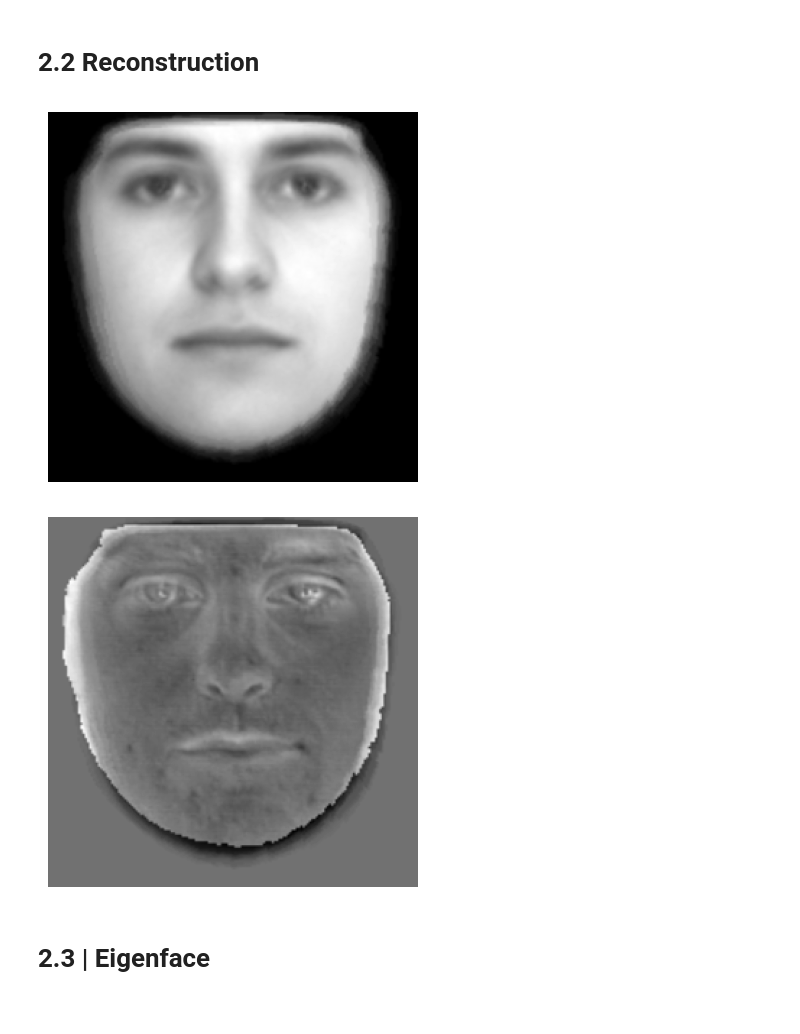
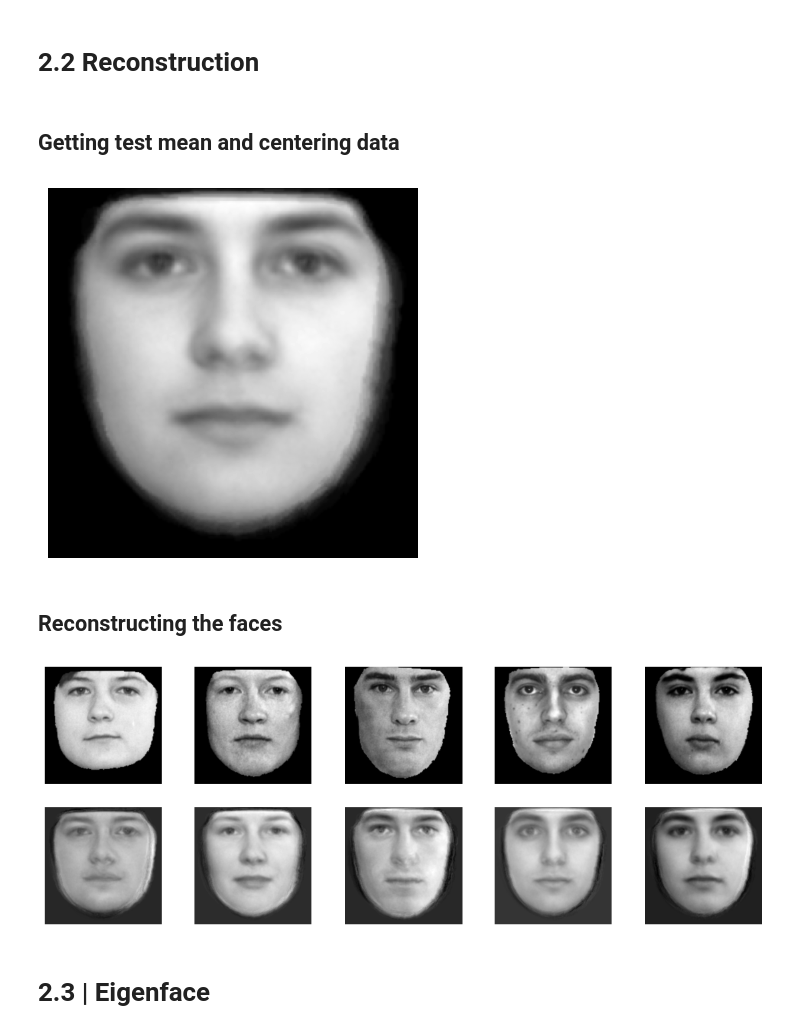
Before and after one commit to cormac-taylor/eigenfaces, a Jupyter notebook: hw2_problem2.ipynb, the cells around one changed output. Cells and saved outputs as stored; diff of their text form; code cells hidden in the pictures.

```diff
--- a/hw2_problem2.ipynb
+++ b/hw2_problem2.ipynb
@@ -134,5 +111,7 @@ for i in range(10):
 # %% [markdown]
 # 2.2 Reconstruction
+# %% [markdown]
+## Getting test mean and centering data
 # %%
 mean_X_test = np.mean(X_test, axis=0)
 
@@ -141,12 +120,25 @@ mpl.axis('off')
 mpl.show()
 
 centered_X_test = np.array([(x - mean_X_test) for x in X_test])
-
-mpl.imshow(centered_X_test[1].reshape(256, 256), cmap='gray')
-mpl.axis('off')
-mpl.show()
 # %% [output]
 [figure]
-[figure, removed]
+# %% [markdown]
+## Reconstructing the faces
+# %%
+rows, cols = 2, 5
+mpl.figure(figsize=(14, 5))
+
+for i in range(1,6):
+    mpl.subplot(rows, cols, i)
+    mpl.imshow(X_test[i].reshape(256,256), cmap='gray')
+    mpl.axis('off')
+
+    recons = mean_X_test + np.dot(np.dot(centered_X_test[i], eigenfaces.T), eigenfaces)
+    mpl.subplot(rows, cols, i + 5)
+    mpl.imshow(recons.reshape(256,256), cmap='gray')
+    mpl.axis('off')
+mpl.show()
+# %% [output]
+[figure, added]
 # %% [markdown]
 # 2.3 |  Eigenface
```
Also changed, not shown: parts of 10 cells of this notebook.
